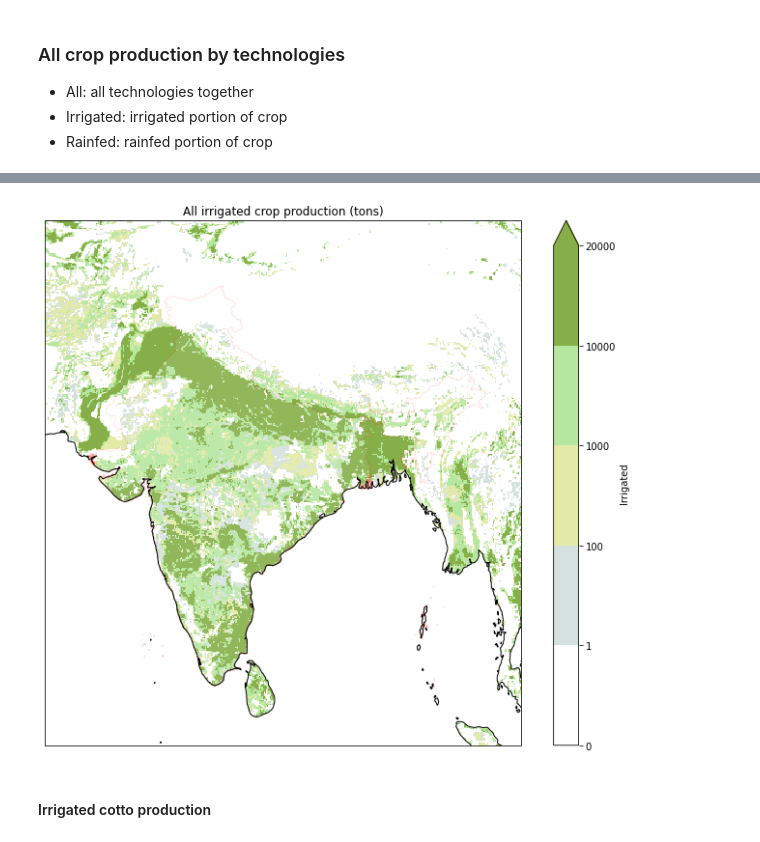
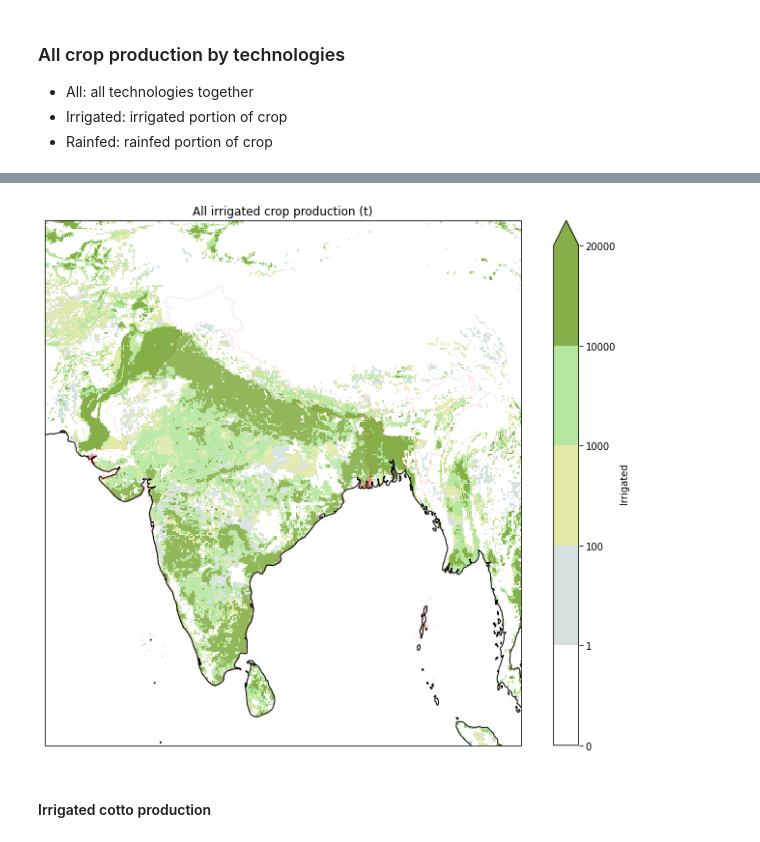
Before and after one commit to Vizzuality/landgriffon, a Jupyter notebook: data/notebooks/Lab/8_QA_water_impact.ipynb, the cells around one changed output, grey strips where cells are left out. Saved outputs shown, nothing was run; the diff lists cells and outputs as text; code cells hidden in the pictures.

```diff
--- a/data/notebooks/Lab/8_QA_water_impact.ipynb
+++ b/data/notebooks/Lab/8_QA_water_impact.ipynb
@@ -189,11 +186,11 @@ Attributes:
 # %%
 color_list = ["#ffffff", "#d5e1df", "#e3eaa7", "#b5e7a0", "#86af49"]
 values = [0, 1, 100, 1000, 10000, 20000]
-title = 'All irrigated crop production (tons)'
+title = 'All irrigated crop production (t)'
 
 da_plot(xds_crop.sum('crop')['Irrigated'], geom, color_list, values, title, x='x', y='y', xlim=(65,100), ylim=(4,40))
 # %% [output]
-[figure, old version]
+[figure, new version]
 # %% [markdown]
 <a id='production'></a>
 #### Irrigated cotto production
```
Also changed, not shown: parts of 14 cells of this notebook.
